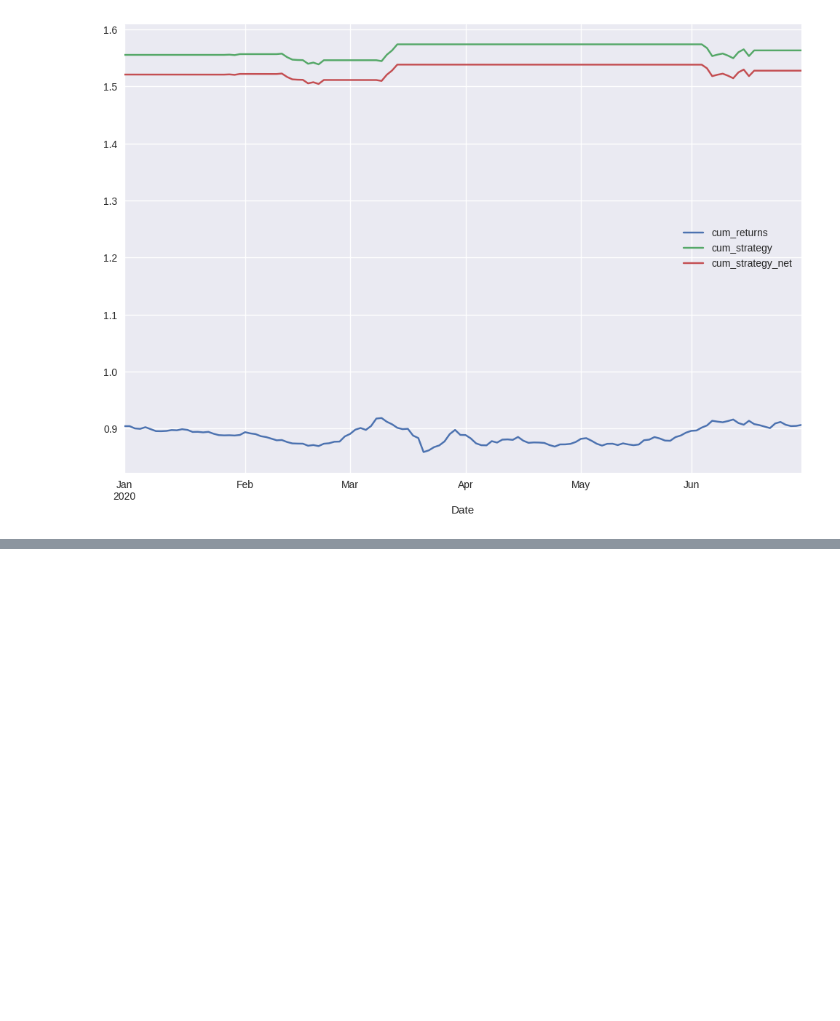
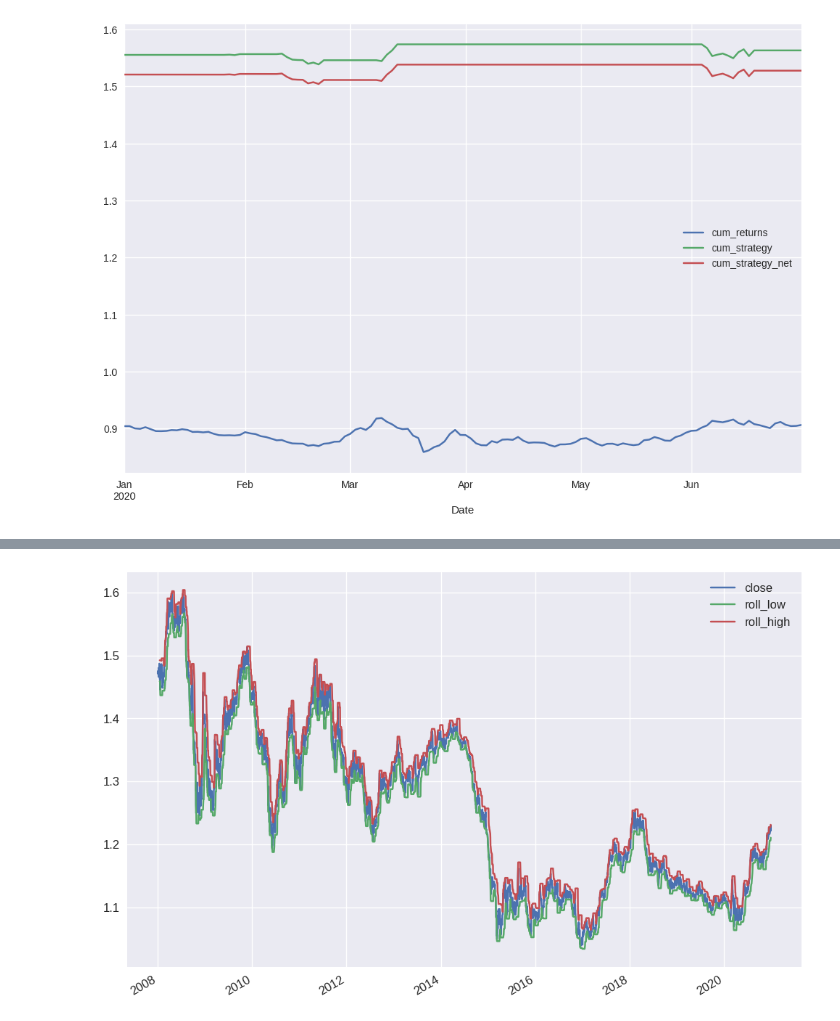
Before and after one commit to yungshun317/pd-algo-trading, a Jupyter notebook: oscillator.ipynb, the cells around one changed output, grey strips where cells are left out. Cells and saved outputs as stored; diff of their text form; code cells hidden in the pictures; blank space fills up the shorter version.

```diff
--- a/oscillator.ipynb
+++ b/oscillator.ipynb
@@ -324,0 +398,5 @@ plt.show()
+# %%
+periods = 14
+data["roll_low"] = data.low.rolling(periods).min()
+data["roll_high"] = data.high.rolling(periods).max()
+data
@@ -324,0 +417,6 @@ plt.show()
+# %%
+data.loc[:, ["close", "roll_low", "roll_high"]].plot(figsize=(12, 8), fontsize=12)
+plt.legend(fontsize=12)
+plt.show()
+# %% [output]
+[figure, added]
```
Also changed, not shown: parts of 25 cells of this notebook.
